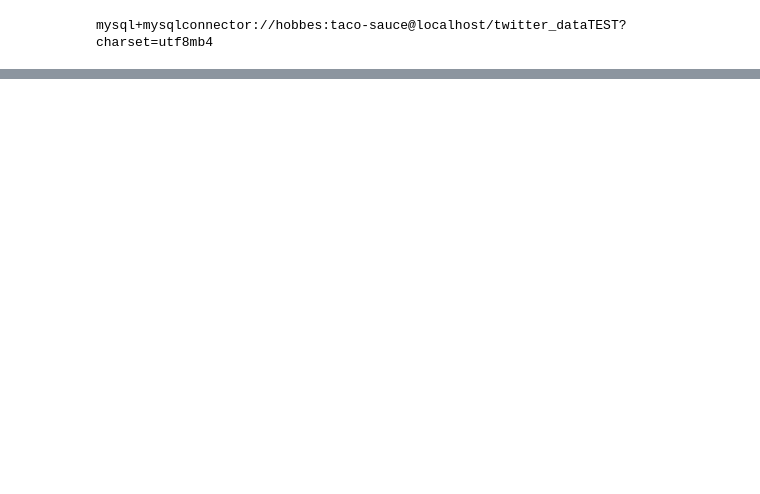
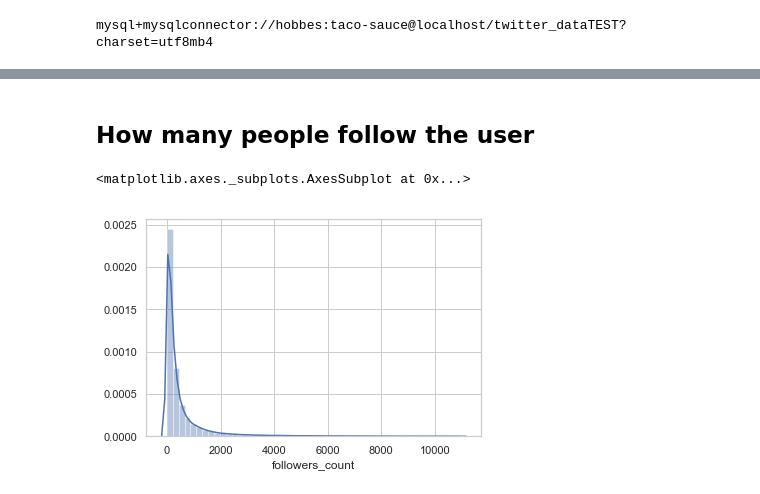
Before and after one commit to AdamSwenson/TwitterProject, a Jupyter notebook: DataAnalysis/Notebooks/Bot removal.ipynb, the cells around one changed output, grey strips where cells are left out. Saved outputs shown, nothing was run; the diff lists cells and outputs as text; code cells hidden in the pictures; blank space fills up the shorter version.

```diff
--- a/DataAnalysis/Notebooks/Bot removal.ipynb
+++ b/DataAnalysis/Notebooks/Bot removal.ipynb
@@ -51,0 +100,7 @@ j = pd.read_sql_query("select friends_count, followers_count from users", dao.en
+# %% [markdown]
+## How many people follow the user
+# %%
+sns.distplot(data.followers_count)
+# %% [output]
+<matplotlib.axes._subplots.AxesSubplot at 0x...>
+[figure, added]
```
Also changed, not shown: parts of 28 cells of this notebook, 2 other files.
